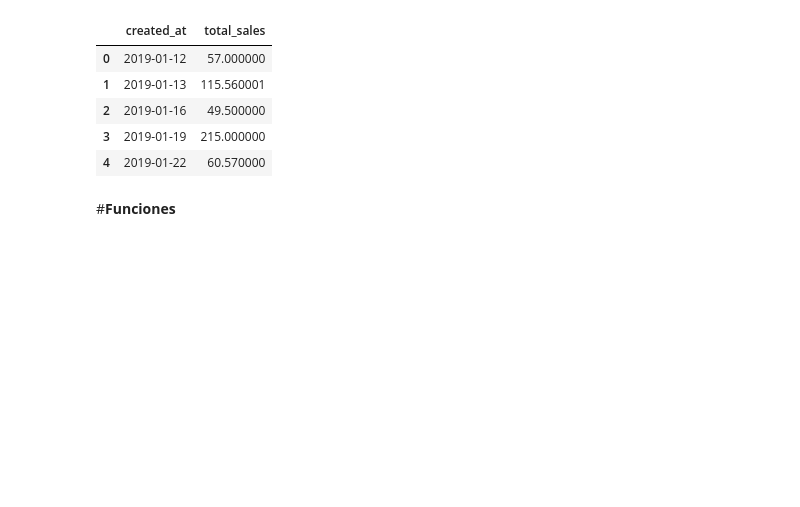
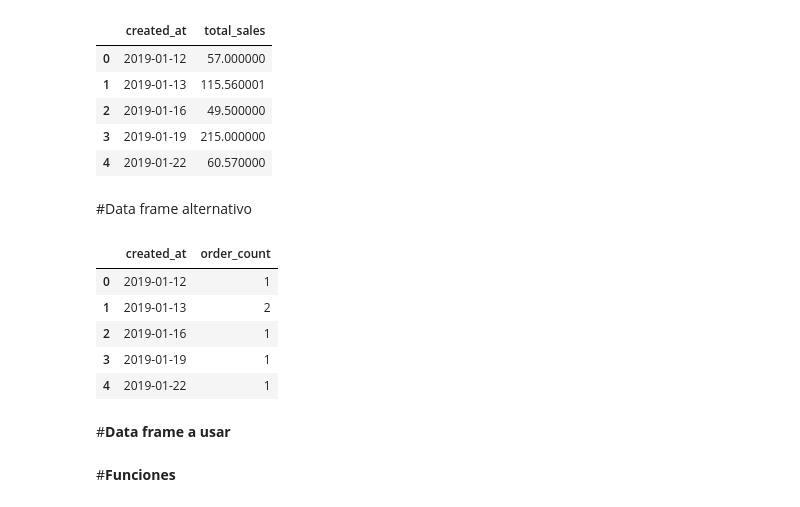
Before and after one commit to rubusarbaro/supplychain-forecast-FIME, a Jupyter notebook: examen_Prophet.ipynb, the cells around one changed output. Saved outputs shown, nothing was run; the diff lists cells and outputs as text; code cells hidden in the pictures; blank space fills up the shorter version.

```diff
--- a/examen_Prophet.ipynb
+++ b/examen_Prophet.ipynb
@@ -49,3 +49,17 @@ Mounted at /content/drive
 | 2 | 2019-01-16 | 49.500000 |
 | 3 | 2019-01-19 | 215.000000 |
 | 4 | 2019-01-22 | 60.570000 |
+# %% [markdown]
+#Data frame alternativo
+# %%
+df_salesquantity = df_filtered.groupby("created_at").size().reset_index(name="order_count")
+df_salesquantity.head()
+# %% [output]
+|  | created_at | order_count |
+| 0 | 2019-01-12 | 1 |
+| 1 | 2019-01-13 | 2 |
+| 2 | 2019-01-16 | 1 |
+| 3 | 2019-01-19 | 1 |
+| 4 | 2019-01-22 | 1 |
+# %% [markdown]
+#**Data frame a usar**
```
Also changed, not shown: parts of 11 cells of this notebook.
